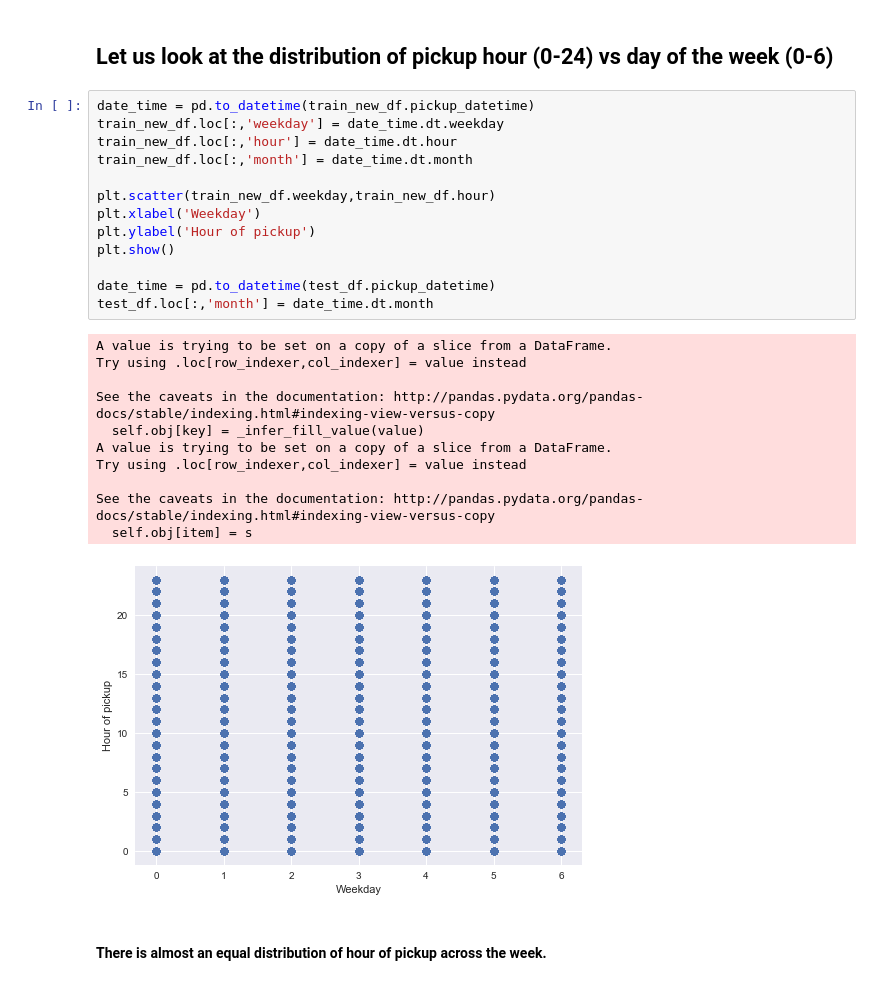
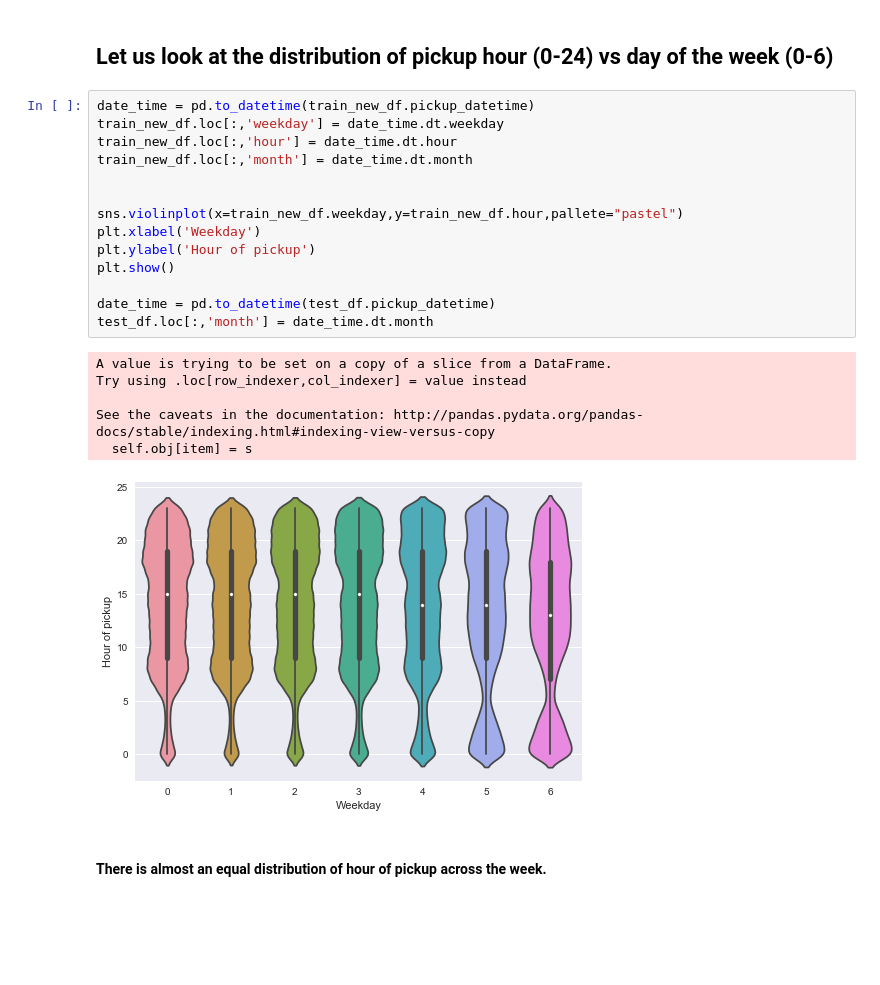
Before and after one commit to tkmaker/DataScience, a Jupyter notebook: TaxiTrip/Exploration Notebook.ipynb, the cells around one changed output. Saved outputs shown, nothing was run; the diff lists cells and outputs as text; blank space fills up the shorter version.

```diff
--- a/TaxiTrip/Exploration Notebook.ipynb
+++ b/TaxiTrip/Exploration Notebook.ipynb
@@ -168,28 +168,24 @@ plt.show()
 # %%
 date_time = pd.to_datetime(train_new_df.pickup_datetime)
 train_new_df.loc[:,'weekday'] = date_time.dt.weekday
 train_new_df.loc[:,'hour'] = date_time.dt.hour
 train_new_df.loc[:,'month'] = date_time.dt.month
 
-plt.scatter(train_new_df.weekday,train_new_df.hour)
+
+sns.violinplot(x=train_new_df.weekday,y=train_new_df.hour,pallete="pastel")
 plt.xlabel('Weekday')
 plt.ylabel('Hour of pickup')
 plt.show()
 
 date_time = pd.to_datetime(test_df.pickup_datetime)
 test_df.loc[:,'month'] = date_time.dt.month
 # %% [output]
-A value is trying to be set on a copy of a slice from a DataFrame.
-Try using .loc[row_indexer,col_indexer] = value instead
-
-See the caveats in the documentation: http://pandas.pydata.org/pandas-docs/stable/indexing.html#indexing-view-versus-copy
-  self.obj[key] = _infer_fill_value(value)
 A value is trying to be set on a copy of a slice from a DataFrame.
 Try using .loc[row_indexer,col_indexer] = value instead
 
 See the caveats in the documentation: http://pandas.pydata.org/pandas-docs/stable/indexing.html#indexing-view-versus-copy
   self.obj[item] = s
-[figure, old version]
+[figure, new version]
 # %% [markdown]
 #### There is almost an equal distribution of hour of pickup across the week.
 # %% [markdown]
```
Also changed, not shown: parts of 5 cells of this notebook, 4 other files.
